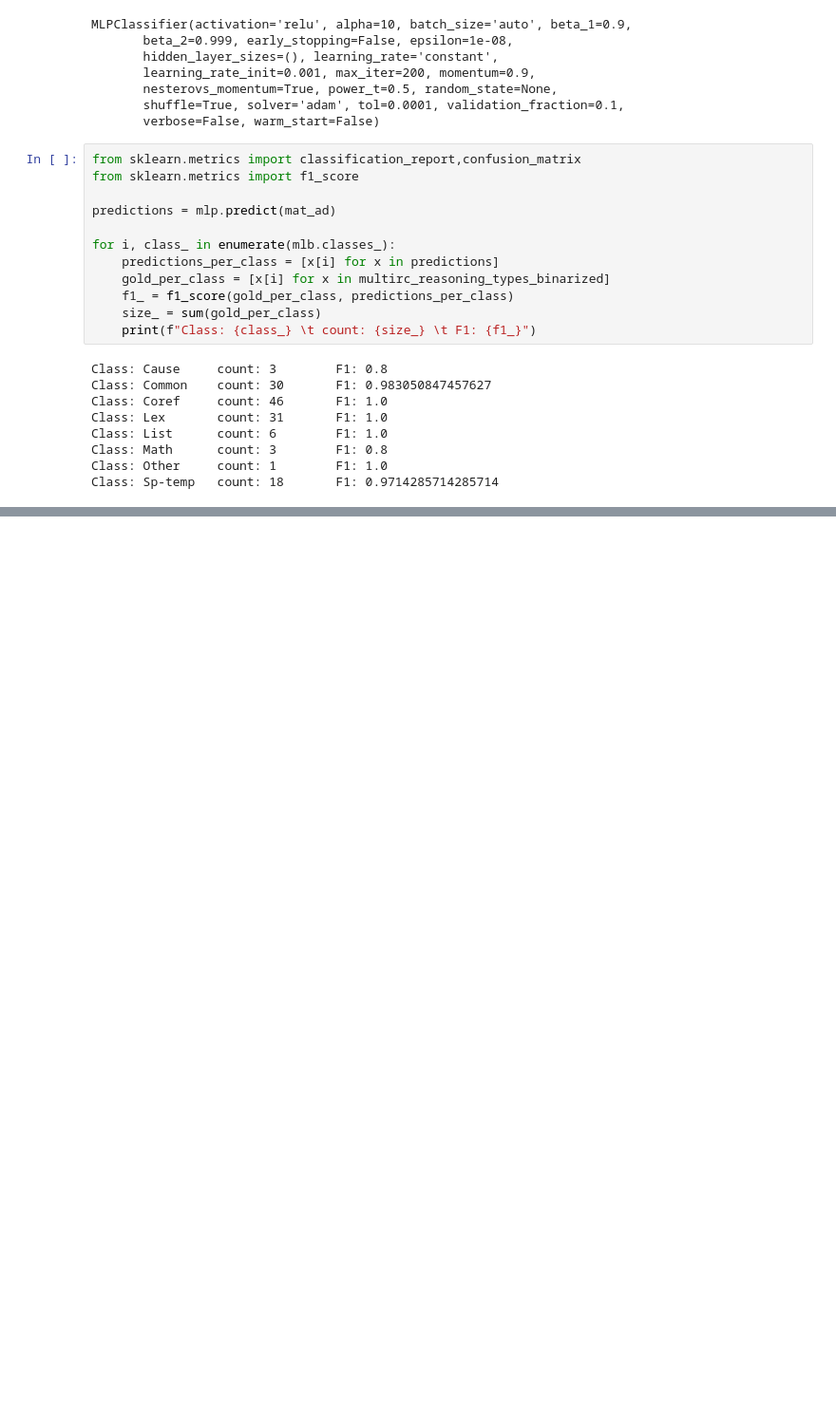
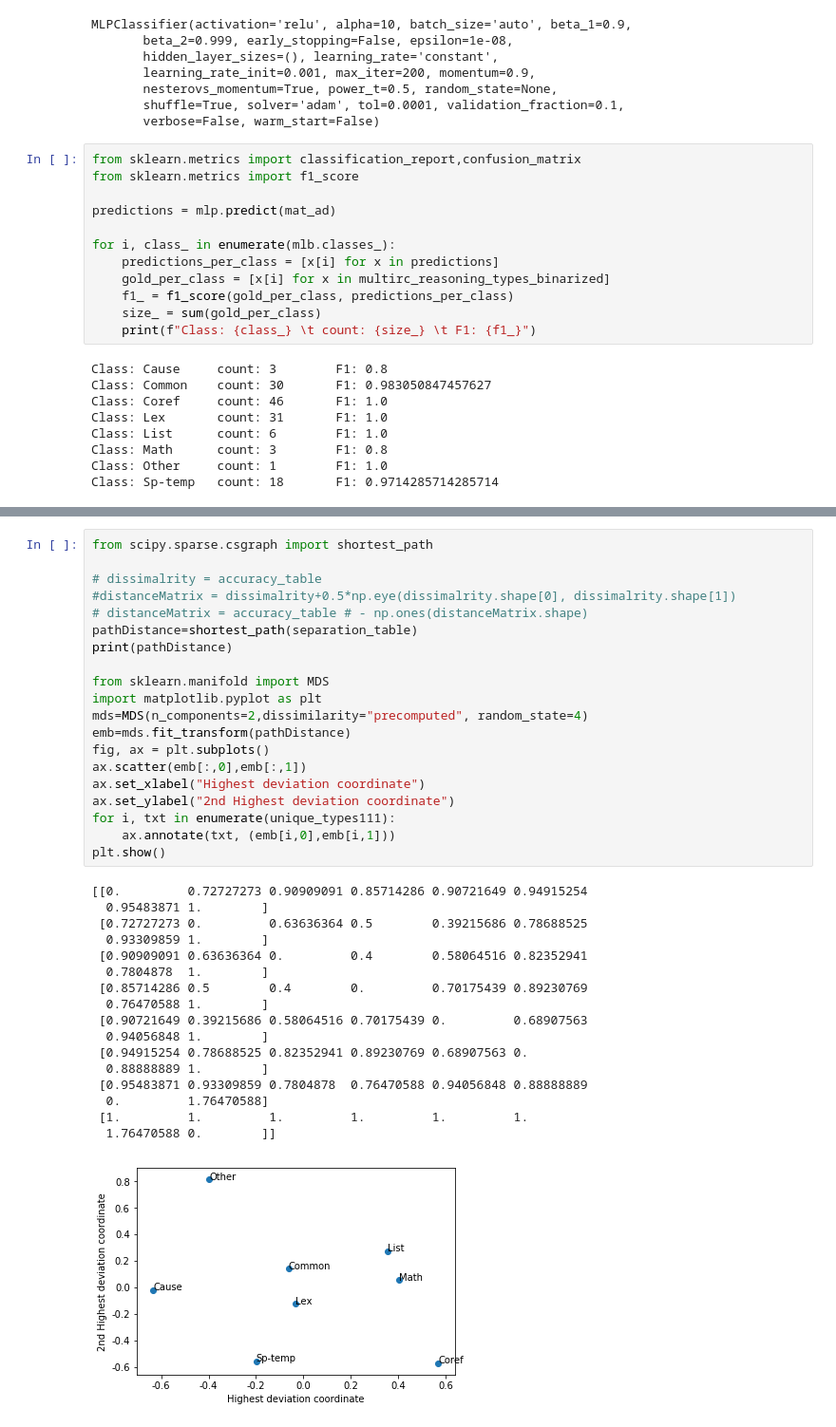
Before and after one commit to danyaljj/allennlp, a Jupyter notebook: 2.analysis_multirc.ipynb, the cells around one changed output, grey strips where cells are left out. Shown: that part at 95% size. Saved outputs shown, nothing was run; the diff lists cells and outputs as text; blank space fills up the shorter version.

```diff
--- a/2.analysis_multirc.ipynb
+++ b/2.analysis_multirc.ipynb
@@ -669,0 +816,38 @@ Class: Sp-temp   count: 18       F1: 0.9714285714285714
+# %%
+from scipy.sparse.csgraph import shortest_path
+
+# dissimalrity = accuracy_table
+#distanceMatrix = dissimalrity+0.5*np.eye(dissimalrity.shape[0], dissimalrity.shape[1])
+# distanceMatrix = accuracy_table # - np.ones(distanceMatrix.shape)
+pathDistance=shortest_path(separation_table)
+print(pathDistance)
+
+from sklearn.manifold import MDS
+import matplotlib.pyplot as plt
+mds=MDS(n_components=2,dissimilarity="precomputed", random_state=4)
+emb=mds.fit_transform(pathDistance)
+fig, ax = plt.subplots()
+ax.scatter(emb[:,0],emb[:,1])
+ax.set_xlabel("Highest deviation coordinate")
+ax.set_ylabel("2nd Highest deviation coordinate")
+for i, txt in enumerate(unique_types111):
+    ax.annotate(txt, (emb[i,0],emb[i,1]))
+plt.show()
+# %% [output]
+[[0.         0.72727273 0.90909091 0.85714286 0.90721649 0.94915254
+  0.95483871 1.        ]
+ [0.72727273 0.         0.63636364 0.5        0.39215686 0.78688525
+  0.93309859 1.        ]
+ [0.90909091 0.63636364 0.         0.4        0.58064516 0.82352941
+  0.7804878  1.        ]
+ [0.85714286 0.5        0.4        0.         0.70175439 0.89230769
+  0.76470588 1.        ]
+ [0.90721649 0.39215686 0.58064516 0.70175439 0.         0.68907563
+  0.94056848 1.        ]
+ [0.94915254 0.78688525 0.82352941 0.89230769 0.68907563 0.
+  0.88888889 1.        ]
+ [0.95483871 0.93309859 0.7804878  0.76470588 0.94056848 0.88888889
+  0.         1.76470588]
+ [1.         1.         1.         1.         1.         1.
+  1.76470588 0.        ]]
+[figure, added]
```
Also changed, not shown: parts of 7 cells of this notebook, 4 other files.
